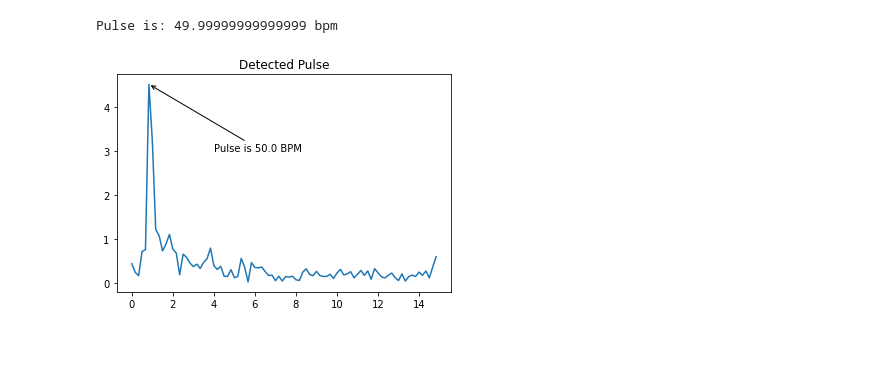
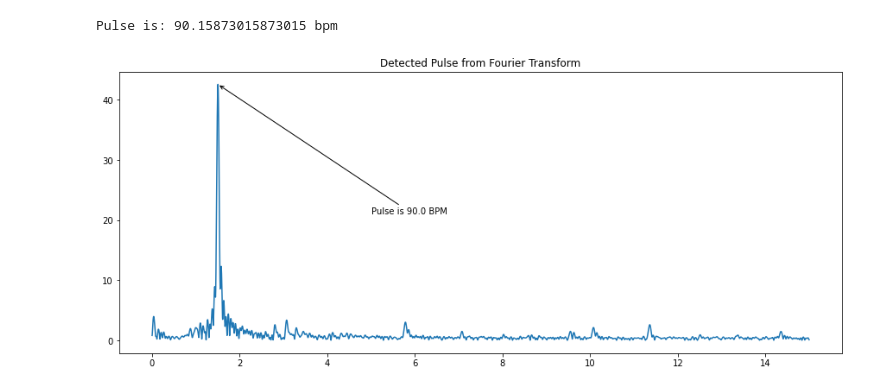
Before and after one commit to marti815-maker/Stuff-for-fun, a Jupyter notebook: haar_face_pulse.ipynb, the cells around one changed output. Cells and saved outputs as stored; diff of their text form; code cells hidden in the pictures; blank space fills up the shorter version.

```diff
--- a/haar_face_pulse.ipynb
+++ b/haar_face_pulse.ipynb
@@ -120,11 +132,18 @@ plt.show()
 
 color_chan=1 #0:red, 1:green, 2:blue
 pxl_intensities=downscaled[:,0,0,color_chan]
+
 pxl_diff=np.zeros(num_frames)
-for i in range(num_frames):
+for i in range(num_frames-1):
     pxl_diff[i]=pxl_intensities[(i+1)%num_frames]-pxl_intensities[i] #difference used to de-trend data
 
+plt.figure(figsize=(15, 6))
 plt.plot(pxl_intensities)
 plt.title('Pixel intensity over time')
 plt.show()
+
+plt.figure(figsize=(15, 6))
+plt.plot(pxl_diff)
+plt.title('Pixel Intensity After Detrending')
+plt.show()
 # %% [output]
@@ -133,8 +153,14 @@ plt.show()
 #compute and plot the autocorrelation.
 #This will eccentuate any periodicity and make it easier for the fft to work
 
+num_lags=num_frames//2
+
 pxl_diff = pxl_diff[~np.isnan(pxl_diff)]
 
-tsaplots.plot_acf(pxl_diff,lags=180,fft=False,zero=False)
-autocorr=acf(pxl_diff,nlags=180,fft=False)[1:]
+autocorr=(acf(pxl_diff,nlags=num_lags,fft=False)[1:])
+
+
+fig, ax = plt.subplots(figsize=(15, 6))
+tsaplots.plot_acf(pxl_diff,lags=range(0,num_lags),fft=False,ax=ax,title="Autocorrelation of Pixels Over Time")
+plt.show()
 # %% [output]
@@ -142,10 +168,8 @@ autocorr=acf(pxl_diff,nlags=180,fft=False)[1:]
 # %%
 #Take the Fourier transform of the autocorrelation.  Peaks in this will indicate potential pulse signal
 
-SAMPLE_RATE=30
-DURATION=6
+SAMPLE_RATE=int(fps)
+DURATION=len(autocorr)
 N =SAMPLE_RATE * DURATION
 yf = fft(autocorr,n=N)
 xf = fftfreq(N, 1 / SAMPLE_RATE)
-plt.title('Fourier Transform of Autocorrelation')
-plt.plot(xf[:len(xf)//2], (np.abs(yf[:len(yf)//2])))
@@ -155,9 +176,9 @@ plt.plot(xf[:len(xf)//2], (np.abs(yf[:len(yf)//2])))
 # %%
 #find the maximal peak within the range of human heartbeats.  About 40bmp to 180bpm
 
-peaks,props=find_peaks(yf,distance=None)
+peaks,props=find_peaks(np.abs(yf),distance=None)
 
-low_cutoff=.66 #hertz values for human heartbeat range
+low_cutoff=.7 #hertz values for human heartbeat range
 high_cutoff=3
 
 valid_peaks=[]
@@ -170,16 +191,17 @@ try:
 except:
     print('Error')
 # %% [output]
-Pulse is: 49.99999999999999 bpm
+Pulse is: 90.15873015873015 bpm
 # %%
 #show our detected pulse signal on the chart
 
 power=np.abs(yf[valid_peaks[max_peak]])
 freq=xf[valid_peaks[max_peak]]
 
-plt.plot(xf[:len(xf)//2], (np.abs(yf[:len(yf)//2])))
-plt.annotate(f"Pulse is {np.round(freq*60)} BPM", xy=(freq, power), xytext=(4, 3),arrowprops=dict(arrowstyle="->"))
-plt.title('Detected Pulse')
+plt.figure(figsize=(15, 6))
+plt.plot(xf[:len(xf)//2], np.abs(yf[:len(yf)//2]))
+plt.annotate(f"Pulse is {np.round(freq*60)} BPM", xy=(freq, power), xytext=(5, power//2),arrowprops=dict(arrowstyle="->"))
+plt.title('Detected Pulse from Fourier Transform')
 plt.show()
 # %% [output]
-[figure, old version]
+[figure, new version]
```
Also changed, not shown: parts of 11 cells of this notebook.
